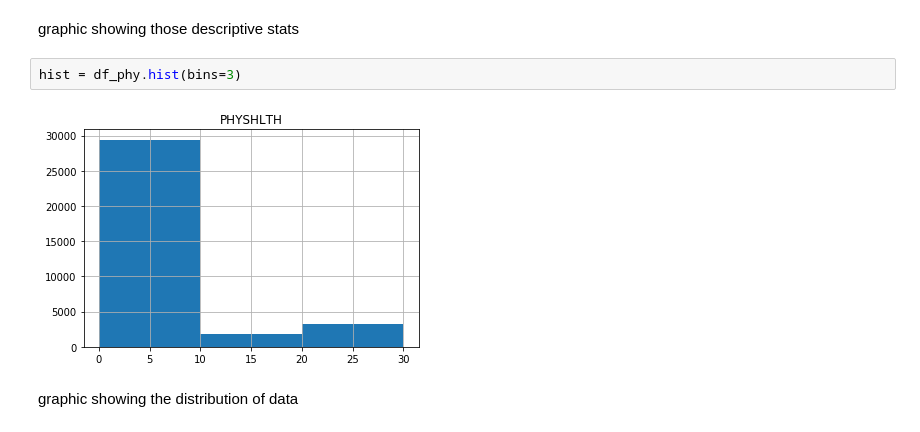
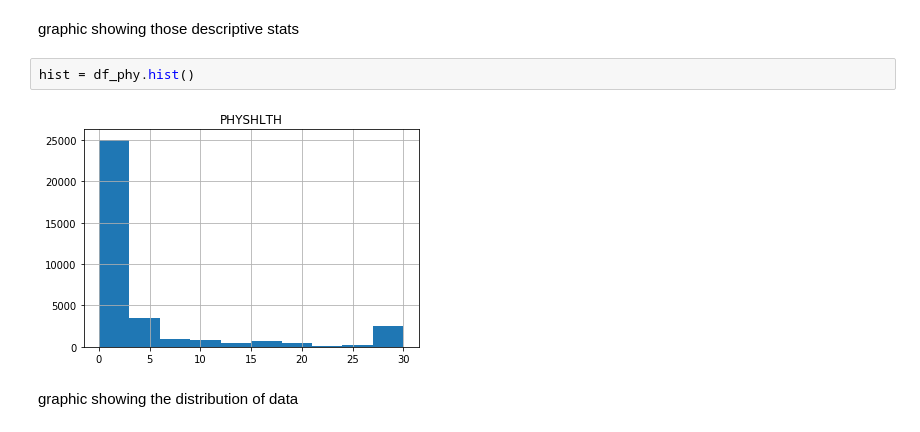
Before and after one commit to k0marrr1/nyc-mhtn-ds-010620-lectures, a Jupyter notebook: week_2/case_study/Data_Exploration_Applied.ipynb, the cells around one changed output. Saved outputs shown, nothing was run; the diff lists cells and outputs as text.

```diff
--- a/week_2/case_study/Data_Exploration_Applied.ipynb
+++ b/week_2/case_study/Data_Exploration_Applied.ipynb
@@ -238,9 +190,9 @@ df_phy.describe()
 # %% [markdown]
 graphic showing those descriptive stats
 # %%
-hist = df_phy.hist(bins=3)
+hist = df_phy.hist()
 # %% [output]
-[figure, old version]
+[figure, new version]
 # %% [markdown]
 graphic showing the distribution of data
 # %% [markdown]
```
Also changed, not shown: parts of 11 cells of this notebook.
